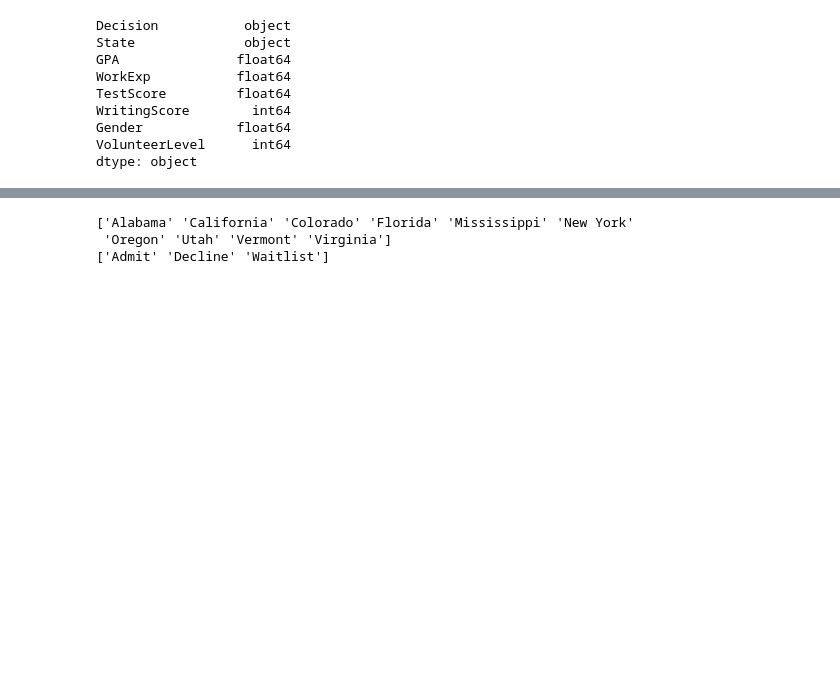
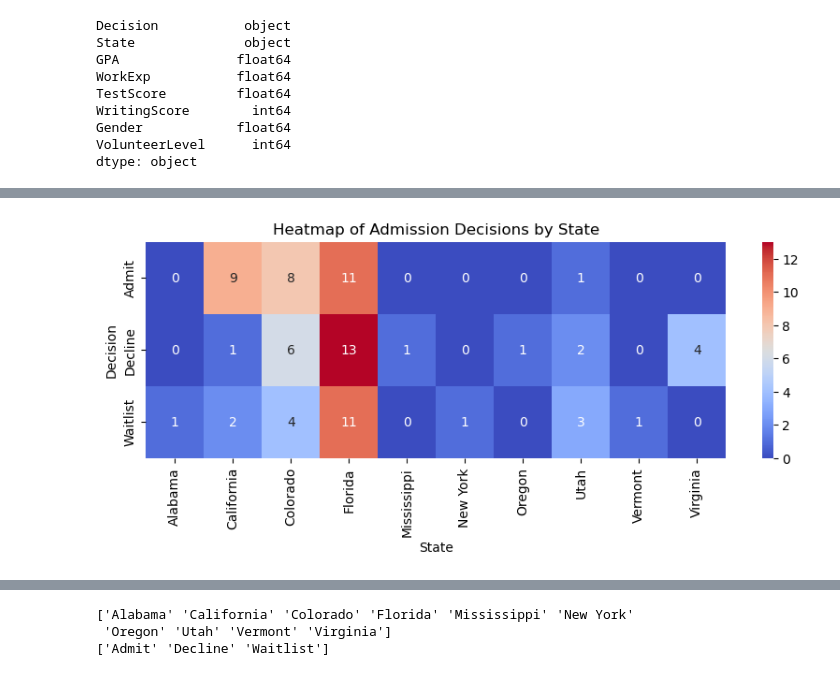
Before and after one commit to ad1589/dsan-5900.github.io, a Jupyter notebook: code/amelia_xgboost/xgboost.ipynb, the cells around one changed output, grey strips where cells are left out. Cells and saved outputs as stored; diff of their text form; code cells hidden in the pictures; blank space fills up the shorter version.

```diff
--- a/code/amelia_xgboost/xgboost.ipynb
+++ b/code/amelia_xgboost/xgboost.ipynb
@@ -40,0 +106,16 @@ dtype: object
+# %%
+# contingency table of observed frequencies
+contingency_table = pd.crosstab(df['Decision'], df['State'])
+
+print("Contingency Table:")
+print(contingency_table)
+
+chi2, p, dof, expected = chi2_contingency(contingency_table)
+
+print("\nChi-square Statistic:", chi2)
+print("P-value:", p)
+
+if p < 0.05:
+    print("There is a significant association between state and admission decisions, indicating potential bias.")
+else:
+    print("There is no significant association between state and admission decisions, indicating no evidence of bias based on this test.")
@@ -40,0 +139,23 @@ dtype: object
+# %%
+chi2, p, dof, expected = chi2_contingency(contingency_table)
+
+expected_df = pd.DataFrame(expected, index=contingency_table.index, columns=contingency_table.columns)
+
+std_residuals = (contingency_table - expected_df) / expected_df**0.5
+
+significant_cells = std_residuals.abs() > 2
+significant_cells
+
+# True under California for Admit suggests that California has a
+# significantly higher number of admissions than would be expected if the decision
+# were independent of the state. Similarly, True under Virginia for Decline suggests
+# that Virginia has a significantly higher number of rejections than expected.
+
+plt.figure(figsize=(10, 3))
+sns.heatmap(contingency_table, annot=True, cmap='coolwarm', fmt='g')
+plt.title('Heatmap of Admission Decisions by State')
+plt.xlabel('State')
+plt.ylabel('Decision')
+plt.show()
+# %% [output]
+[figure, added]
```
Also changed, not shown: parts of 26 cells of this notebook, 4 other files.
